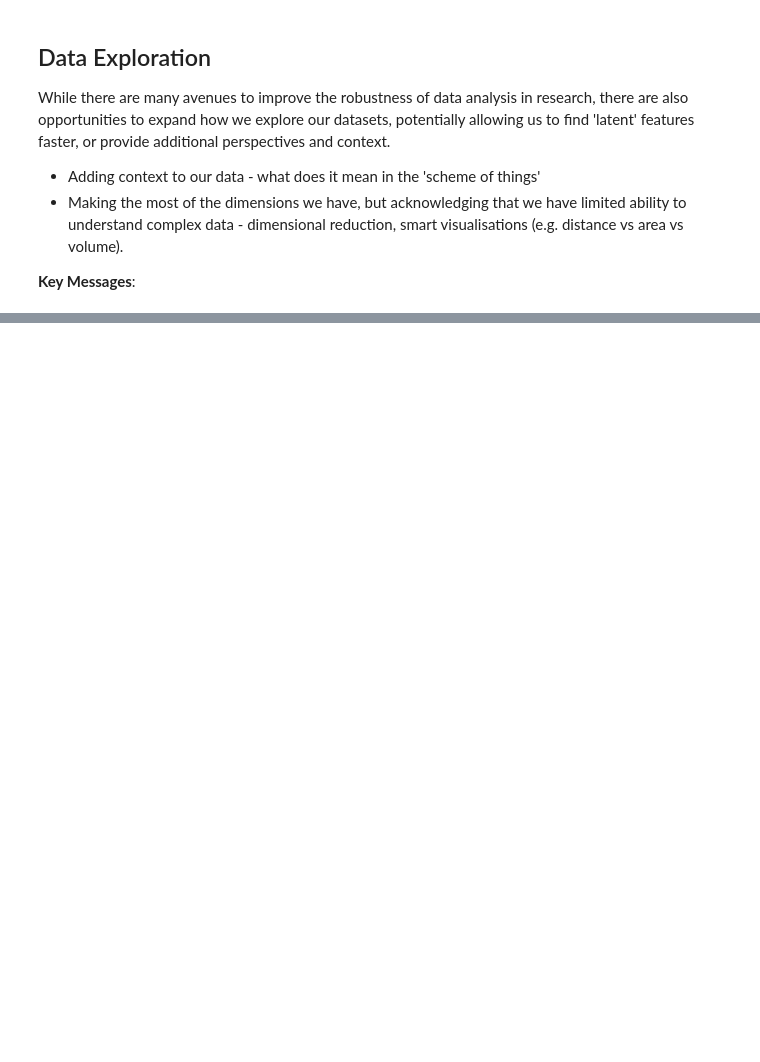
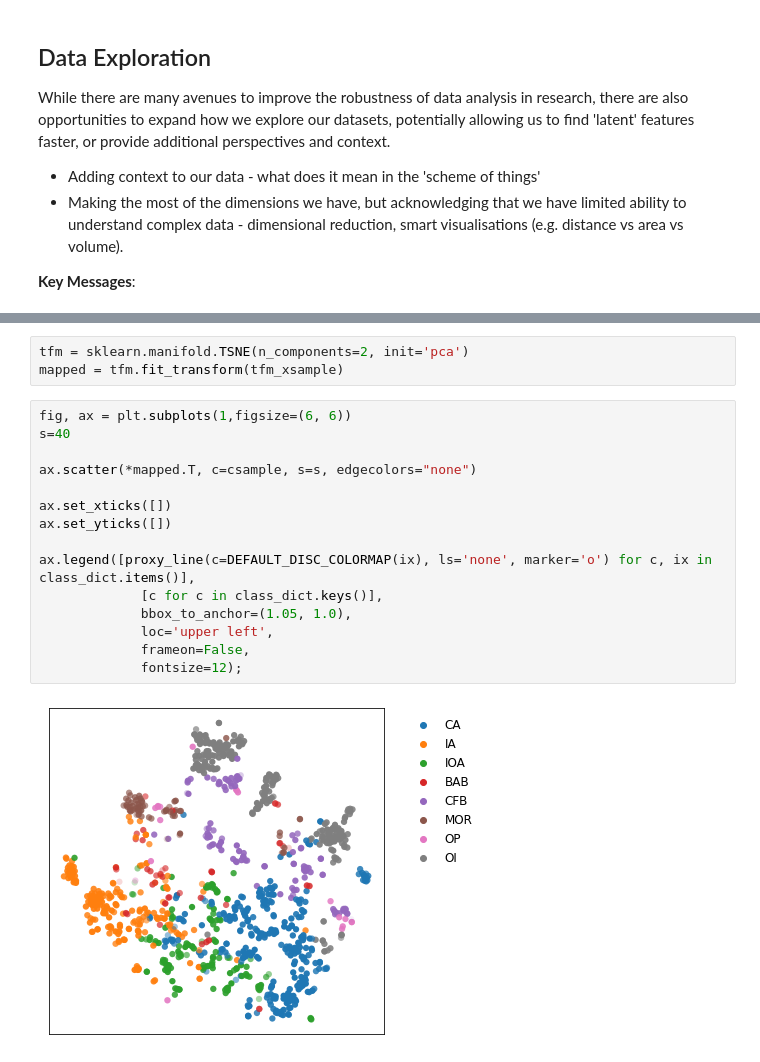
Before and after one commit to morganjwilliams/gs2020-diggingdeeper, a Jupyter notebook: 012_datavis.ipynb, the cells around one changed output, grey strips where cells are left out. Saved outputs shown, nothing was run; the diff lists cells and outputs as text; blank space fills up the shorter version.

```diff
--- a/012_datavis.ipynb
+++ b/012_datavis.ipynb
@@ -200,0 +216,20 @@ ipv.show()
+# %%
+tfm = sklearn.manifold.TSNE(n_components=2, init='pca')
+mapped = tfm.fit_transform(tfm_xsample)
+# %%
+fig, ax = plt.subplots(1,figsize=(6, 6))
+s=40
+
+ax.scatter(*mapped.T, c=csample, s=s, edgecolors="none")
+
+ax.set_xticks([])
+ax.set_yticks([])
+
+ax.legend([proxy_line(c=DEFAULT_DISC_COLORMAP(ix), ls='none', marker='o') for c, ix in class_dict.items()],
+             [c for c in class_dict.keys()],
+             bbox_to_anchor=(1.05, 1.0),
+             loc='upper left',
+             frameon=False,
+             fontsize=12);
+# %% [output]
+[figure, added]
```
Also changed, not shown: parts of 37 cells of this notebook, 3 other files.
